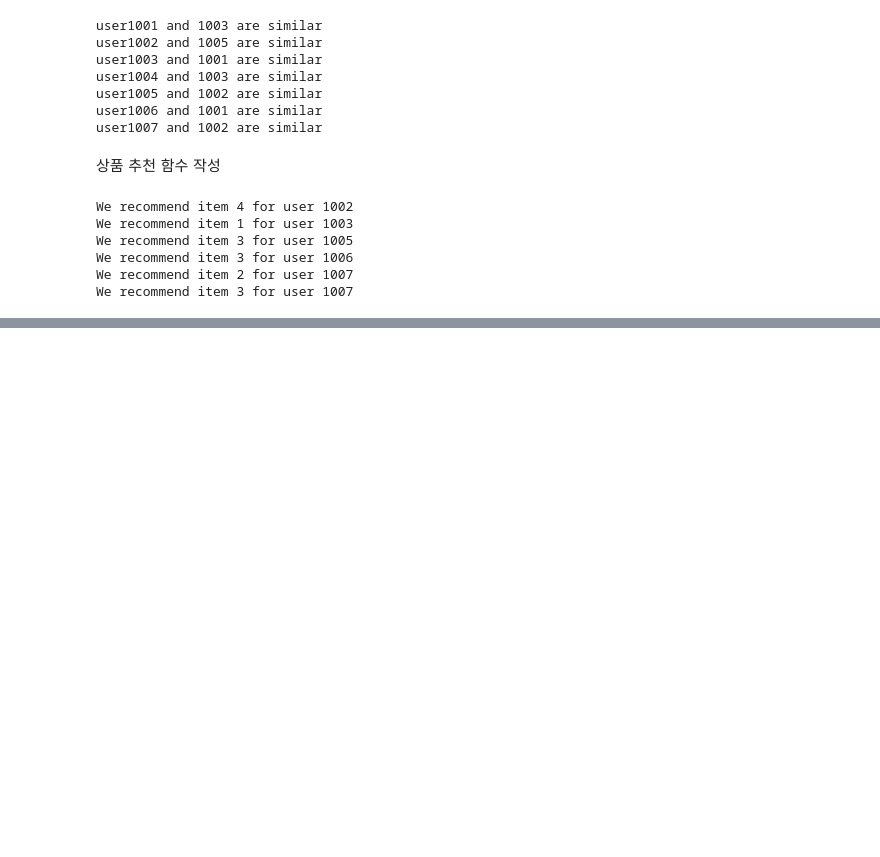
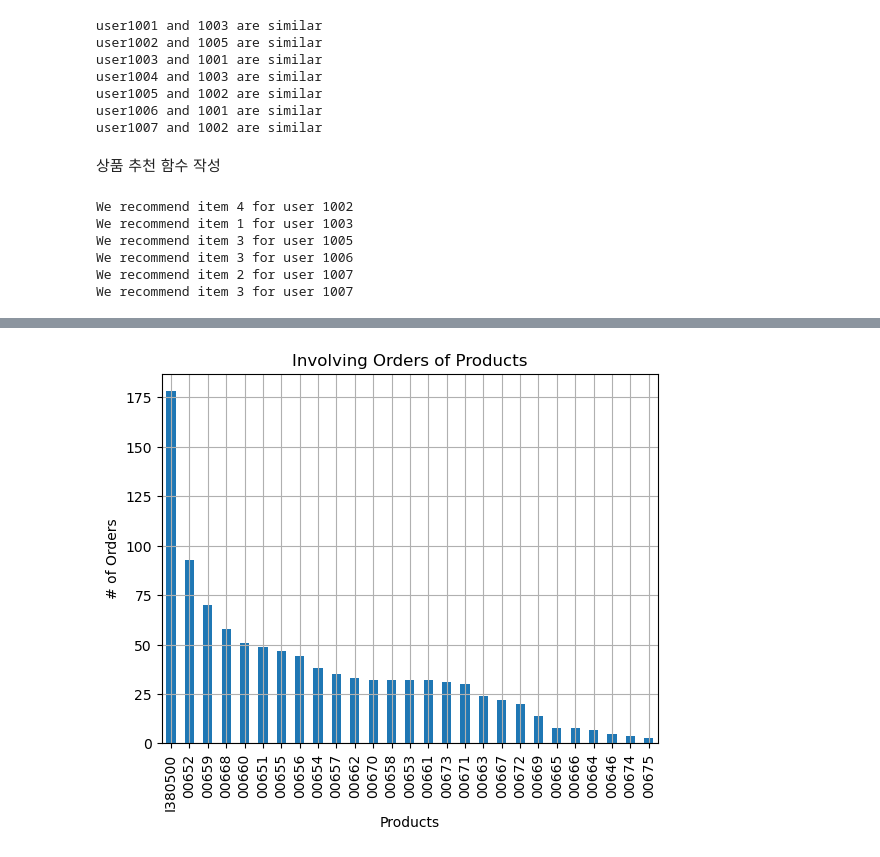
Before and after one commit to ppvid/-, a Jupyter notebook: 수요반응하 생산계획문제.ipynb, the cells around one changed output, grey strips where cells are left out. Saved outputs shown, nothing was run; the diff lists cells and outputs as text; code cells hidden in the pictures; blank space fills up the shorter version.

```diff
--- a/수요반응하 생산계획문제.ipynb
+++ b/수요반응하 생산계획문제.ipynb
@@ -230,0 +251,19 @@ We recommend item 3 for user 1007
+# %%
+import pandas as pd
+import matplotlib.pyplot as plt
+
+CP_MAT=pd.read_excel(r"C:\Users\paint\OneDrive\Desktop\CP_MAT_01_배포.xlsx",index_col='Unnamed: 0')
+CP_MAT=CP_MAT.T #.T는 전치(transpose), 행과 열을 바꿔줌
+#axis=0,행 중심 연산/ axis=1, 열 중심 연산
+CP_MAT['total']=CP_MAT.sum(axis=1)
+#주문하는 품목 수가 많은 순서대로 정렬
+CP_MAT=CP_MAT.sort_values(by='total',ascending=False) #내림차순 정렬
+
+CP_MAT['total'].plot(kind='bar')
+plt.title('Involving Orders of Products')
+plt.xlabel('Products')
+plt.ylabel('# of Orders')
+plt.grid(True)
+plt.show()
+# %% [output]
+[figure, added]
```
Also changed, not shown: parts of 14 cells of this notebook.
